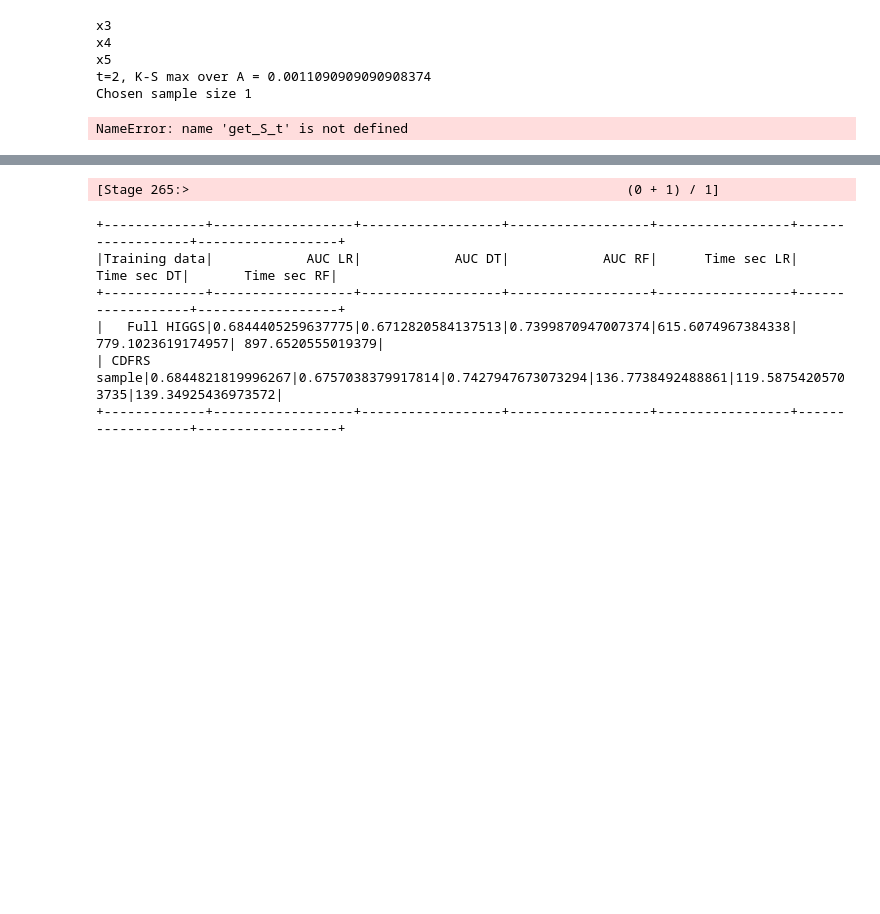
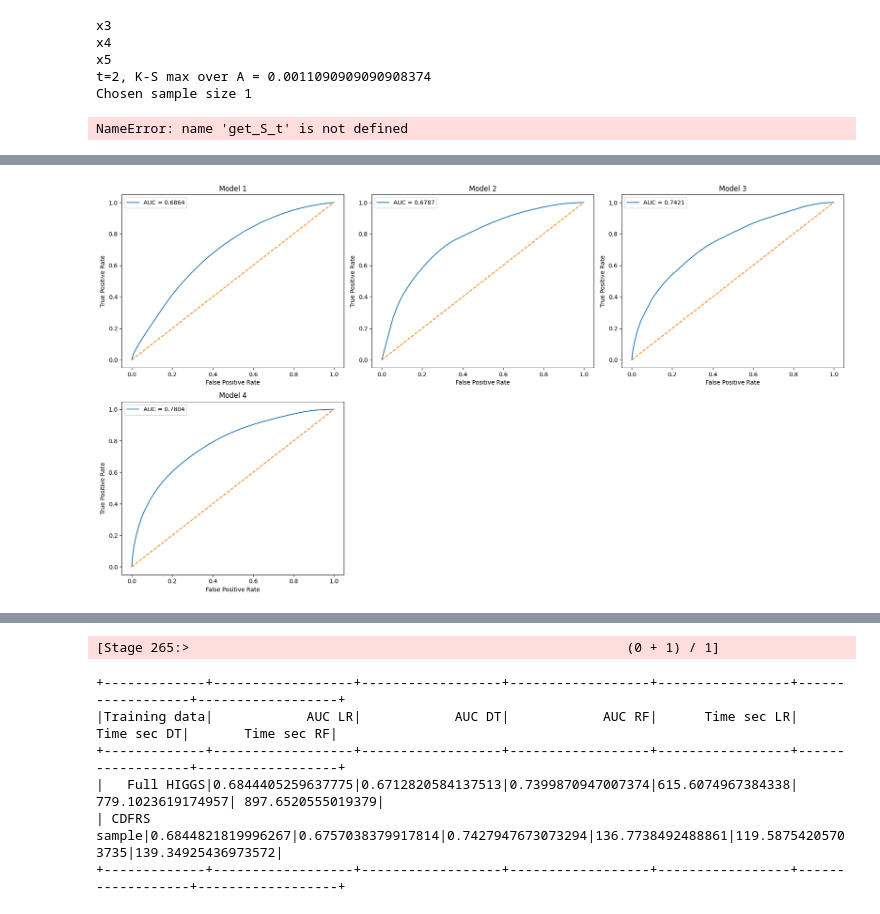
Before and after one commit to Nitish-Naik/CDFRS-Extension, a Jupyter notebook: cdfrs_poc.ipynb, the cells around one changed output, grey strips where cells are left out. Cells and saved outputs as stored; diff of their text form; code cells hidden in the pictures; blank space fills up the shorter version.

Commit message:
Model Inference Comparision
Saved the model weights to save on training time and compared roc curves & probability distribution for all the models between full test data & CDFRS sample

```diff
--- a/cdfrs_poc.ipynb
+++ b/cdfrs_poc.ipynb
@@ -222,0 +250,47 @@ print(f" Full-Data AUC RF {auc_full_rf:.4f}, total time for RF = {t_full_rf:.1f}
+# %%
+model_weights_paths = ["hdfs:///data/pipeline_lr_weights", "hdfs:///data/pipeline_dt_weights", "hdfs:///data/pipeline_rf_weights", "hdfs:///data/pipeline_gt_weights"]
+# %%
+load_sample = spark.read.parquet("hdfs:///data/higgs_cdfrs_final_sample")
+import pandas
+from pyspark.ml.functions import vector_to_array
+from pyspark.sql.functions import col
+import matplotlib.pyplot as plt
+from sklearn.metrics import roc_curve
+import math
+
+n_models = len(model_weights_paths)
+cols = 4
+rows = math.ceil(n_models / cols)
+
+fig, axes = plt.subplots(rows, cols, figsize=(6 * cols, 5 * rows))
+axes = axes.flatten()
+
+for i, path in enumerate(model_weights_paths):
+    loaded_pipeline_lr = PipelineModel.load(path)
+    pred = loaded_pipeline_lr.transform(load_sample)
+    auc = evaluator.evaluate(pred)
+
+    preds = pred.select(
+        col("label"),
+        vector_to_array(col("probability"))[1].alias("prob_positive")
+    )
+
+    pdf = preds.toPandas()
+
+    fpr, tpr, thresholds = roc_curve(pdf["label"], pdf["prob_positive"])
+
+    ax = axes[i]
+    ax.plot(fpr, tpr, label=f"AUC = {auc:.4f}")
+    ax.plot([0, 1], [0, 1], linestyle="--")
+    ax.set_xlabel("False Positive Rate")
+    ax.set_ylabel("True Positive Rate")
+    ax.set_title(f"Model {i+1}")
+    ax.legend()
+
+# Hide unused subplots (if any)
+for j in range(n_models, len(axes)):
+    axes[j].set_visible(False)
+
+plt.tight_layout()
+plt.show()
+# %% [output]
@@ -222,0 +298 @@ print(f" Full-Data AUC RF {auc_full_rf:.4f}, total time for RF = {t_full_rf:.1f}
+[figure, added]
```
Also changed, not shown: parts of 9 cells of this notebook.
